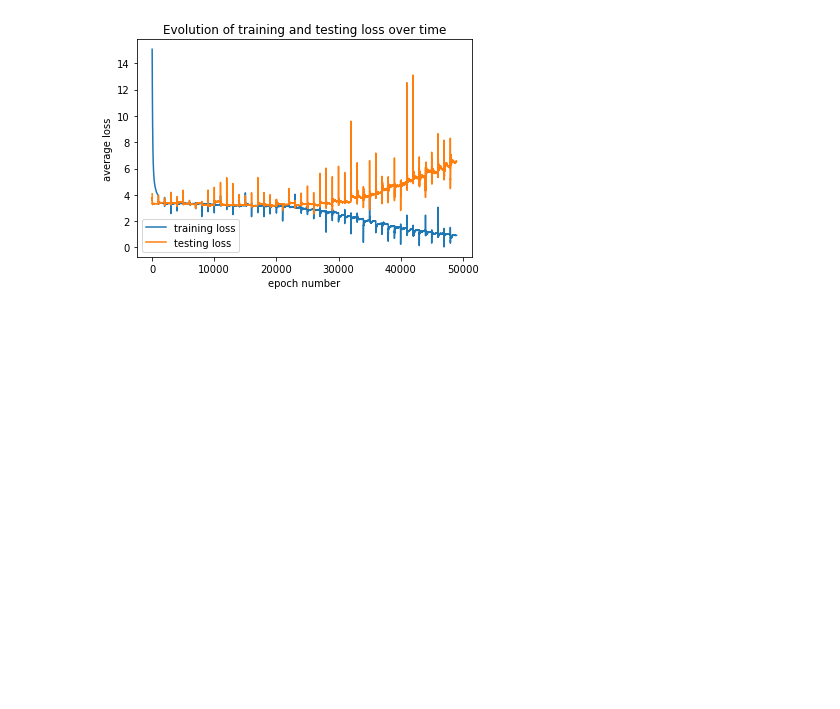
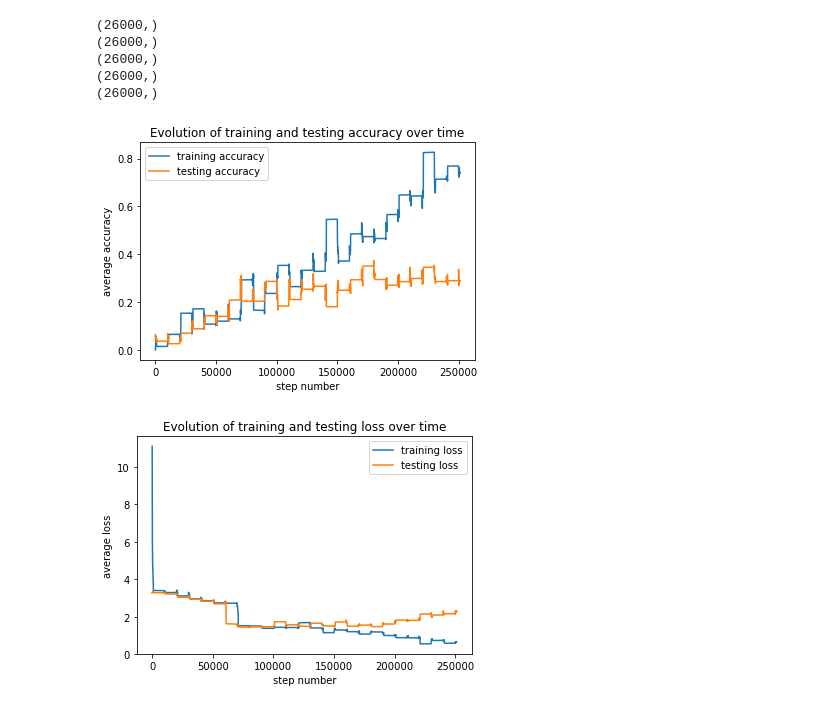
Before and after one commit to AndreCI/DMN_MA2, a Jupyter notebook: sandbox.ipynb, the cells around one changed output. Drawn from its saved outputs; the diff is of its cells as text; code cells hidden in the pictures; blank space fills up the shorter version.

Commit message:
produced multiple graphs

```diff
--- a/sandbox.ipynb
+++ b/sandbox.ipynb
@@ -76,12 +51,71 @@ print(len(train_epoch))
+# %%
+import csv
+train_epoch = []
+train_cu_loss = []
+train_avg_loss = []
+train_cu_acc = []
+train_avg_acc = []
+
+test_epoch = []
+test_cu_loss = []
+test_avg_loss = []
+test_cu_acc = []
+test_avg_acc = []
+
+end_data = 25
+is_10K = False
+
+train_epoch, train_avg_acc, train_avg_loss, test_epoch, test_avg_acc, test_avg_loss = extract_results('withMem', end_data, is_10K)
+
+print(np.shape(test_avg_loss))
+print(np.shape(train_avg_loss))
+train_avg_loss = train_avg_loss[0:len(train_avg_loss)]
+print(np.shape(train_avg_loss))
+train_avg_acc = train_avg_acc[0:len(train_avg_acc)]
+print(np.shape(train_avg_acc))
+
+train_avg_acc = smoother(train_avg_acc, 100)
+test_avg_acc = smoother(test_avg_acc, 100)
+train_avg_loss = smoother(train_avg_loss, 100)
+test_avg_loss = smoother(test_avg_loss, 100)
+print(np.shape(train_avg_acc))
+# %% [output]
+(26000,)
+(26000,)
+(26000,)
+(26000,)
+(26000,)
 # %%
+name = 'withMod_1_smooth'
+
+plt.figure()
+
+plt.plot(train_epoch, train_avg_acc, label="training accuracy")
+plt.plot(train_epoch, test_avg_acc, label="testing accuracy")
+plt.legend()
+plt.xlabel("step number")
+plt.ylabel("average accuracy")
+if(is_10K):
+    plt.title("Evolution of training and testing accuracy over time (10k)")
+else:
+    plt.title("Evolution of training and testing accuracy over time")
+temp = ('results/avg_acc_%s.jpg' %name)
+plt.savefig(temp)
+
+
 plt.figure()
 
 plt.plot(train_epoch, train_avg_loss, label="training loss")
 plt.plot(train_epoch, test_avg_loss, label="testing loss")
 plt.legend()
-plt.xlabel("epoch number")
+plt.xlabel("step number")
 plt.ylabel("average loss")
-plt.title("Evolution of training and testing loss over time")
-plt.savefig("avg_loss.jpg")
+if(is_10K):
+    plt.title("Evolution of training and testing loss over time (10k)")
+else:
+    plt.title("Evolution of training and testing loss over time")
+temp = ('results/avg_loss_%s.jpg' %name)
+plt.savefig(temp)
 # %% [output]
-[figure, old version]
+[figure, new version]
+[figure, added]
```
Also changed, not shown: parts of 5 cells of this notebook, 13 other files.
